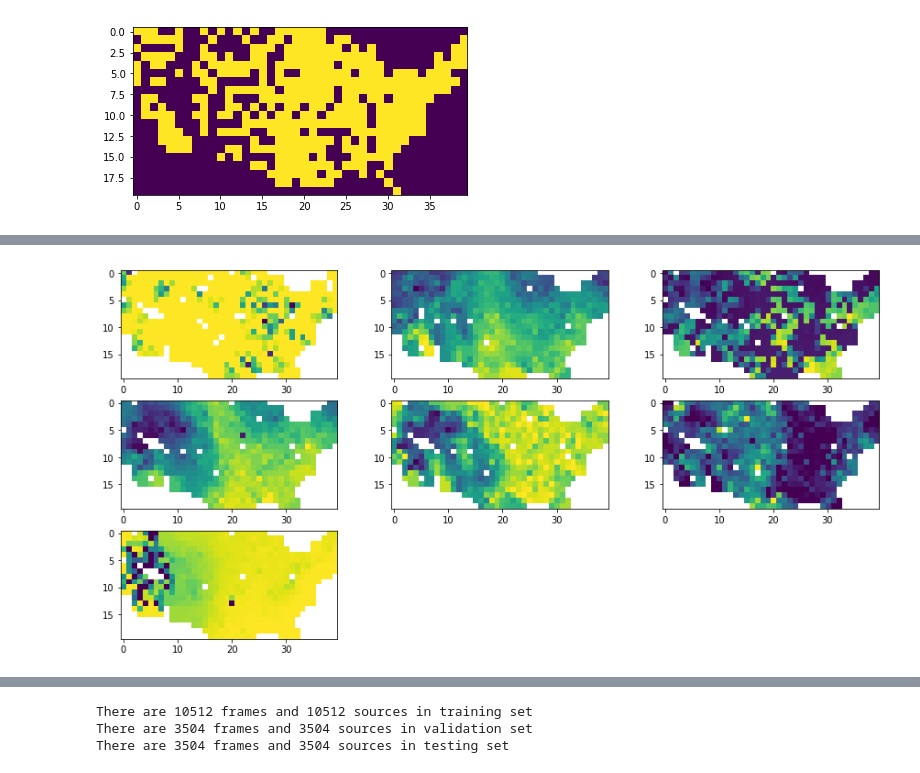
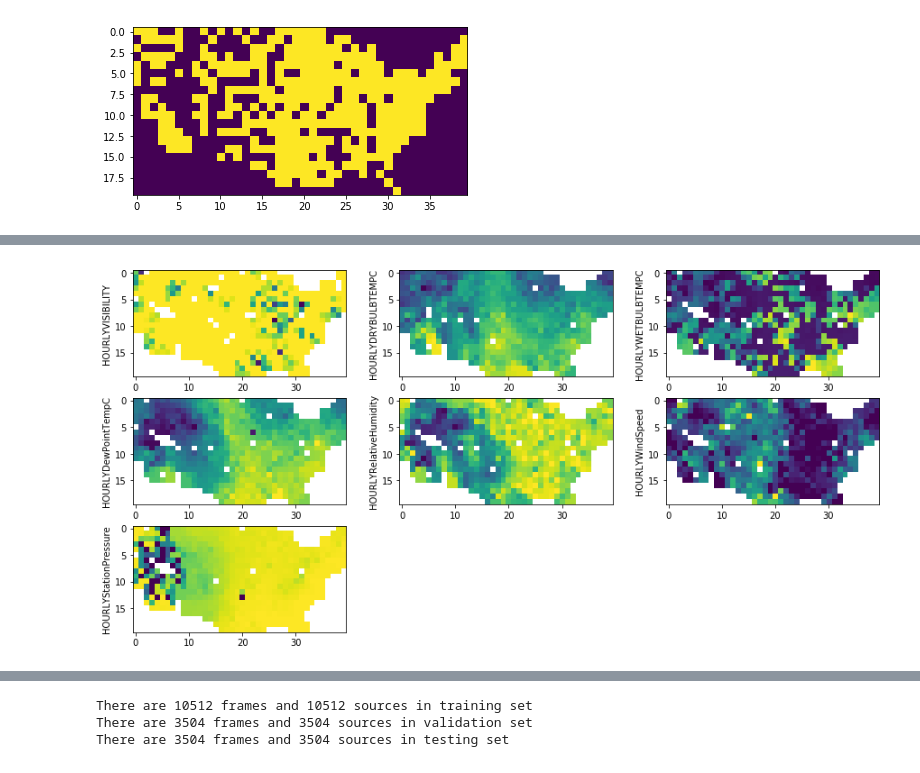
Before and after one commit to nmelone/Weather-Project, a Jupyter notebook: Project Final/Transformation/Data_Transformation.ipynb, the cells around one changed output, grey strips where cells are left out. Drawn from its saved outputs; the diff is of its cells as text; code cells hidden in the pictures.

Commit message:
Tweaks and adjustments
Added comments everywhere and a new plot in the evaluation portion

```diff
--- a/Project Final/Transformation/Data_Transformation.ipynb
+++ b/Project Final/Transformation/Data_Transformation.ipynb
@@ -140,10 +144,12 @@ there is only one data and one source hickle dump for each of train, test, and v
 # %%
 frames = create_frames(grid, height, width,depth)
 # %%
+# Plotting the newly made frame
 fig=plt.figure(figsize=(15,10))
 columns = 3
 rows = 4
 for i in range(1,columns+rows +1):
     fig.add_subplot(rows,columns,i)
     plt.imshow(frames[0,0,:,:,i-1])
+    plt.ylabel(header_wanted[i-1], fontsize=10)
 # %% [output]
@@ -153,13 +160,15 @@ for x in tqdm(range(len(frames))):
     for y in range(len(frames[0])):
         average_grid(mask, frames[x][y], height, width )
 # %%
+# Plotting a newly averaged frame
 fig=plt.figure(figsize=(15,10))
 columns = 3
 rows = 4
 for i in range(1,columns+rows +1):
     fig.add_subplot(rows,columns,i)
     plt.imshow(frames[0,0,:,:,i-1])
+    plt.ylabel(header_wanted[i-1], fontsize=10)
 # %% [output]
-[figure, old version]
+[figure, new version]
 # %%
 frames.shape
```
Also changed, not shown: parts of 13 cells of this notebook, 3 other files.
